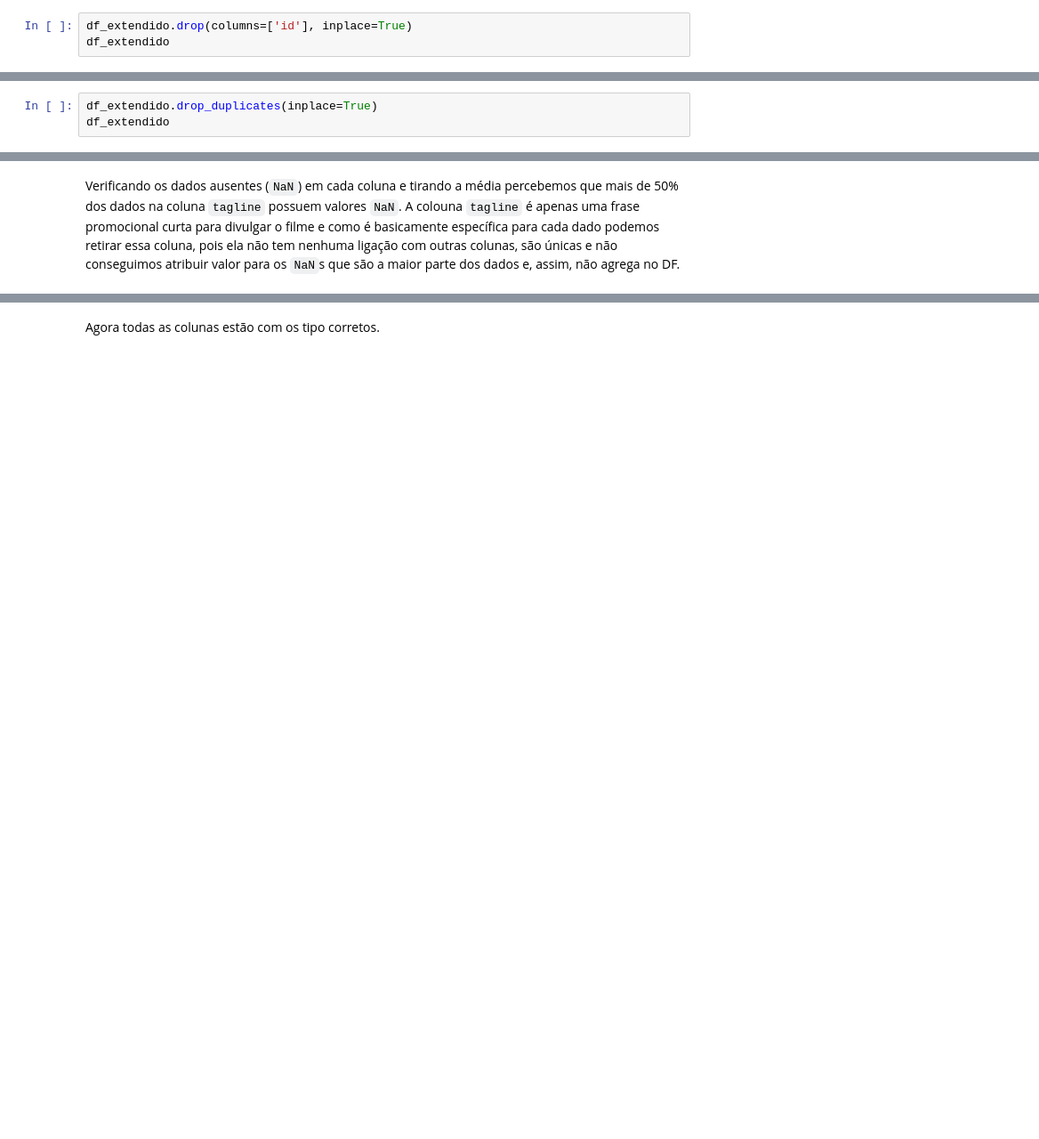
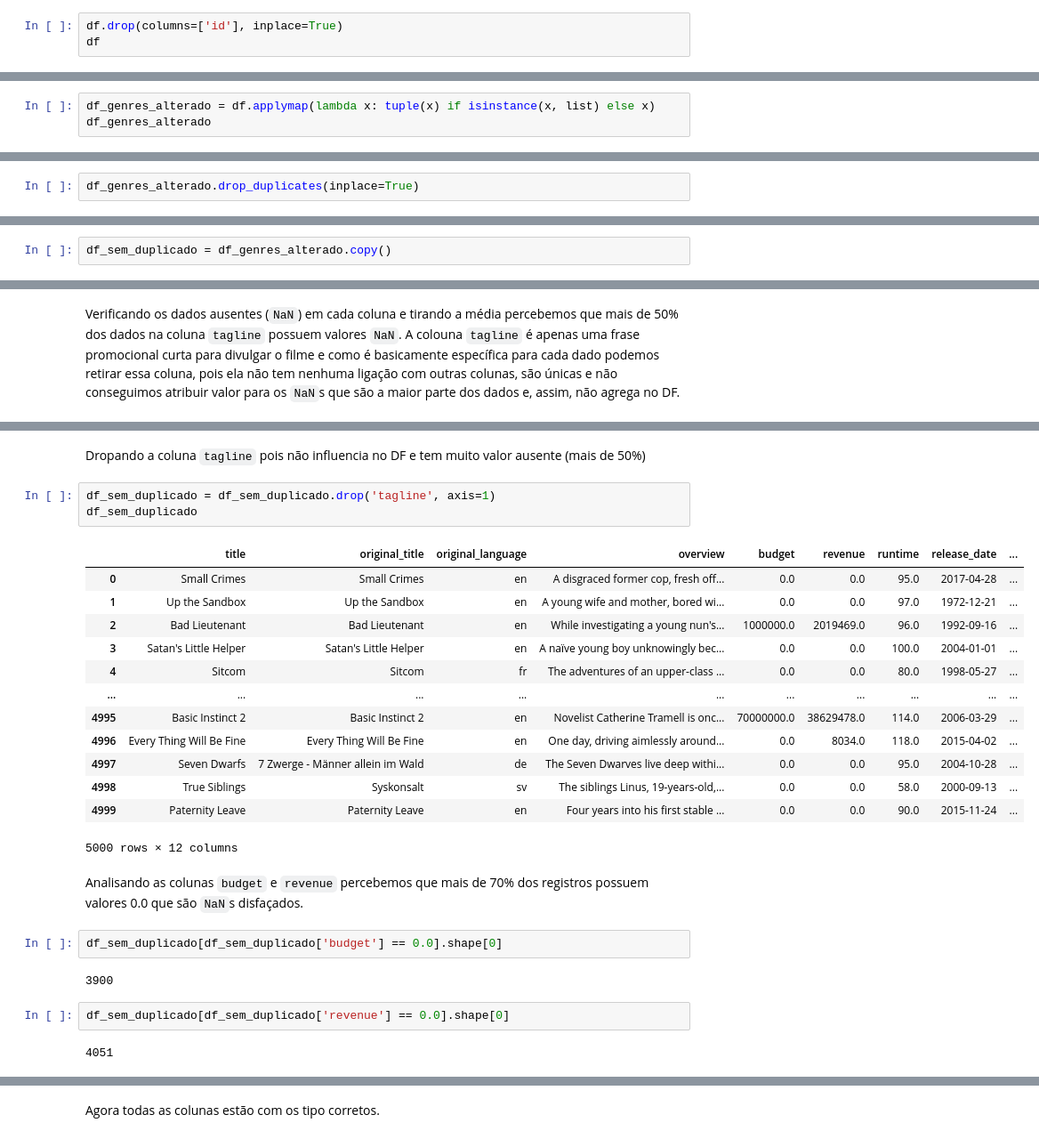
Before and after one commit to Klebervc/filmes-projeto, a Jupyter notebook: notebooks/01_exploracao_e_limpeza_de_dados.ipynb, the cells around one changed output, grey strips where cells are left out. Shown at 89% size. Cells and saved outputs as stored; diff of their text form; blank space fills up the shorter version.

```diff
--- a/notebooks/01_exploracao_e_limpeza_de_dados.ipynb
+++ b/notebooks/01_exploracao_e_limpeza_de_dados.ipynb
@@ -95,6 +92,6 @@ df_extendido
 # %%
-df_extendido.drop(columns=['id'], inplace=True)
-df_extendido
+df.drop(columns=['id'], inplace=True)
+df
 # %% [output]
 |  | title | original_title | original_language | overview | tagline | budget | revenue | runtime | ... |
 | 0 | Small Crimes | Small Crimes | en | A disgraced former cop, fresh off... | NaN | 0.0 | 0.0 | 95.0 | ... |
@@ -115,0 +115,3 @@ Agora vamos retirar os dados duplicados.
+# %%
+df_genres_alterado = df.applymap(lambda x: tuple(x) if isinstance(x, list) else x)
+df_genres_alterado
@@ -116,3 +138,2 @@ Agora vamos retirar os dados duplicados.
 # %%
-df_extendido.drop_duplicates(inplace=True)
-df_extendido
+df_genres_alterado.drop_duplicates(inplace=True)
@@ -151,0 +140,2 @@ df_extendido
+# %%
+df_sem_duplicado = df_genres_alterado.copy()
@@ -502,0 +184,29 @@ Timestamp('2017-04-28 00:00:00')
+# %% [markdown]
+Dropando a coluna `tagline` pois não influencia no DF e tem muito valor ausente (mais de 50%)
+# %%
+df_sem_duplicado = df_sem_duplicado.drop('tagline', axis=1)
+df_sem_duplicado
+# %% [output]
+|  | title | original_title | original_language | overview | budget | revenue | runtime | release_date | ... |
+| 0 | Small Crimes | Small Crimes | en | A disgraced former cop, fresh off... | 0.0 | 0.0 | 95.0 | 2017-04-28 | ... |
+| 1 | Up the Sandbox | Up the Sandbox | en | A young wife and mother, bored wi... | 0.0 | 0.0 | 97.0 | 1972-12-21 | ... |
+| 2 | Bad Lieutenant | Bad Lieutenant | en | While investigating a young nun's... | 1000000.0 | 2019469.0 | 96.0 | 1992-09-16 | ... |
+| 3 | Satan's Little Helper | Satan's Little Helper | en | A naïve young boy unknowingly bec... | 0.0 | 0.0 | 100.0 | 2004-01-01 | ... |
+| 4 | Sitcom | Sitcom | fr | The adventures of an upper-class ... | 0.0 | 0.0 | 80.0 | 1998-05-27 | ... |
+| ... | ... | ... | ... | ... | ... | ... | ... | ... | ... |
+| 4995 | Basic Instinct 2 | Basic Instinct 2 | en | Novelist Catherine Tramell is onc... | 70000000.0 | 38629478.0 | 114.0 | 2006-03-29 | ... |
+| 4996 | Every Thing Will Be Fine | Every Thing Will Be Fine | en | One day, driving aimlessly around... | 0.0 | 8034.0 | 118.0 | 2015-04-02 | ... |
+| 4997 | Seven Dwarfs | 7 Zwerge - Männer allein im Wald | de | The Seven Dwarves live deep withi... | 0.0 | 0.0 | 95.0 | 2004-10-28 | ... |
+| 4998 | True Siblings | Syskonsalt | sv | The siblings Linus, 19-years-old,... | 0.0 | 0.0 | 58.0 | 2000-09-13 | ... |
+| 4999 | Paternity Leave | Paternity Leave | en | Four years into his first stable ... | 0.0 | 0.0 | 90.0 | 2015-11-24 | ... |
+5000 rows × 12 columns
+# %% [markdown]
+Analisando as colunas `budget` e `revenue` percebemos que mais de 70% dos registros possuem valores 0.0 que são `NaN`s disfaçados.
+# %%
+df_sem_duplicado[df_sem_duplicado['budget'] == 0.0].shape[0]
+# %% [output]
+3900
+# %%
+df_sem_duplicado[df_sem_duplicado['revenue'] == 0.0].shape[0]
+# %% [output]
+4051
```
Also changed, not shown: parts of 98 cells of this notebook, 1 other file.
